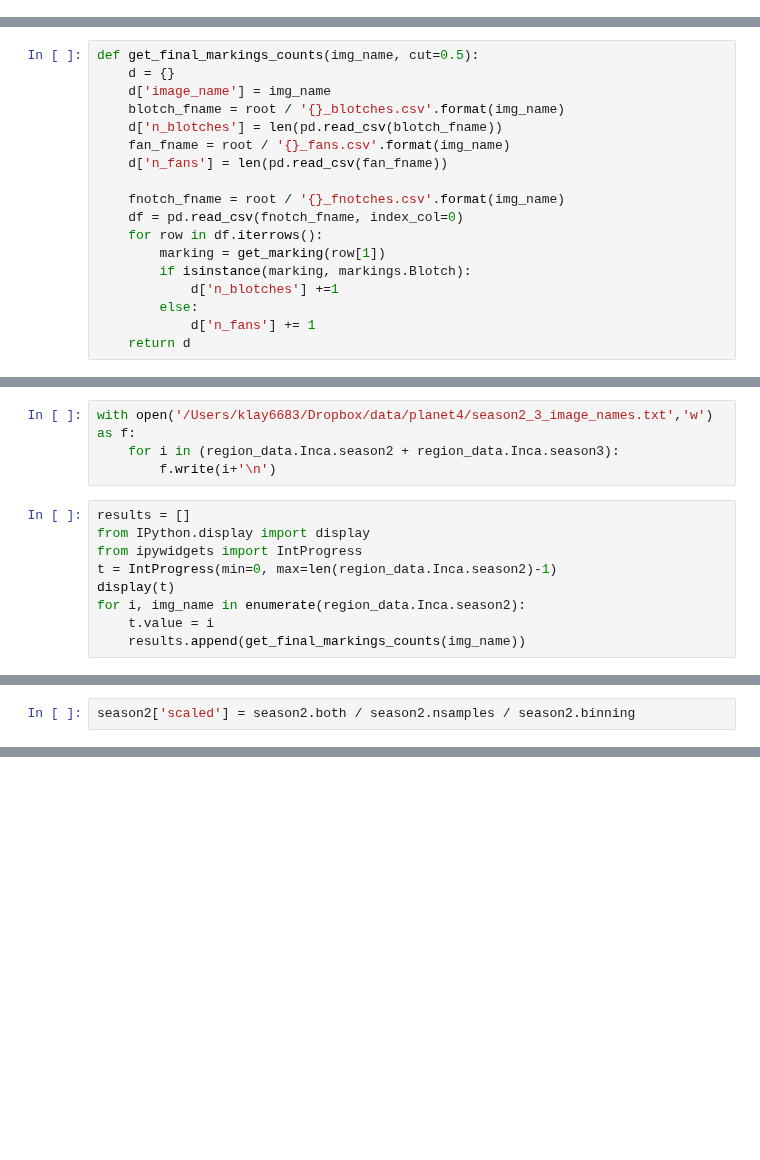
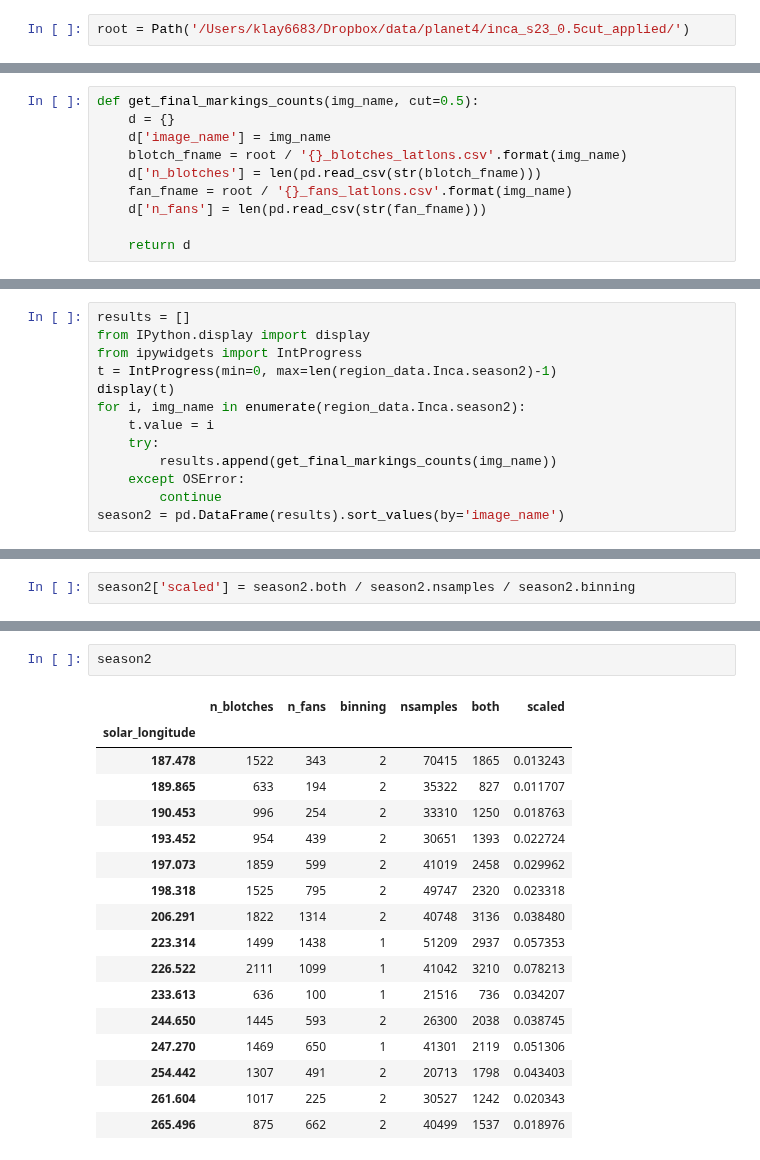
Before and after one commit to michaelaye/planet4, a Jupyter notebook: notebooks/2015-10-26 Activity counts.ipynb, the cells around one changed output, grey strips where cells are left out. Cells and saved outputs as stored; diff of their text form; blank space fills up the shorter version.

```diff
--- a/notebooks/2015-10-26 Activity counts.ipynb
+++ b/notebooks/2015-10-26 Activity counts.ipynb
@@ -4,0 +4,2 @@ root = io.dropbox() / 'season23_catalog'
+# %%
+root = Path('/Users/klay6683/Dropbox/data/planet4/inca_s23_0.5cut_applied/')
@@ -16,18 +21,10 @@ def get_marking(line, cut=0.8):
 def get_final_markings_counts(img_name, cut=0.5):
     d = {}
     d['image_name'] = img_name
-    blotch_fname = root / '{}_blotches.csv'.format(img_name)
-    d['n_blotches'] = len(pd.read_csv(blotch_fname))
-    fan_fname = root / '{}_fans.csv'.format(img_name)
-    d['n_fans'] = len(pd.read_csv(fan_fname))
+    blotch_fname = root / '{}_blotches_latlons.csv'.format(img_name)
+    d['n_blotches'] = len(pd.read_csv(str(blotch_fname)))
+    fan_fname = root / '{}_fans_latlons.csv'.format(img_name)
+    d['n_fans'] = len(pd.read_csv(str(fan_fname)))
 
-    fnotch_fname = root / '{}_fnotches.csv'.format(img_name)
-    df = pd.read_csv(fnotch_fname, index_col=0)
-    for row in df.iterrows():
-        marking = get_marking(row[1])
-        if isinstance(marking, markings.Blotch):
-            d['n_blotches'] +=1
-        else:
-            d['n_fans'] += 1
     return d
 # %%
@@ -37,7 +34,3 @@ get_final_markings_counts('ESP_011351_0945')
-# %%
-with open('/Users/klay6683/Dropbox/data/planet4/season2_3_image_names.txt','w') as f:
-    for i in (region_data.Inca.season2 + region_data.Inca.season3):
-        f.write(i+'\n')
 # %%
 results = []
 from IPython.display import display
@@ -46,4 +39,8 @@ t = IntProgress(min=0, max=len(region_data.Inca.season2)-1)
 display(t)
 for i, img_name in enumerate(region_data.Inca.season2):
     t.value = i
-    results.append(get_final_markings_counts(img_name))
+    try:
+        results.append(get_final_markings_counts(img_name))
+    except OSError:
+        continue
+season2 = pd.DataFrame(results).sort_values(by='image_name')
@@ -150,0 +148,20 @@ plt.legend()
+# %%
+season2
+# %% [output]
+|  | n_blotches | n_fans | binning | nsamples | both | scaled |
+| solar_longitude |  |  |  |  |  |  |
+| 187.478 | 1522 | 343 | 2 | 70415 | 1865 | 0.013243 |
+| 189.865 | 633 | 194 | 2 | 35322 | 827 | 0.011707 |
+| 190.453 | 996 | 254 | 2 | 33310 | 1250 | 0.018763 |
+| 193.452 | 954 | 439 | 2 | 30651 | 1393 | 0.022724 |
+| 197.073 | 1859 | 599 | 2 | 41019 | 2458 | 0.029962 |
+| 198.318 | 1525 | 795 | 2 | 49747 | 2320 | 0.023318 |
+| 206.291 | 1822 | 1314 | 2 | 40748 | 3136 | 0.038480 |
+| 223.314 | 1499 | 1438 | 1 | 51209 | 2937 | 0.057353 |
+| 226.522 | 2111 | 1099 | 1 | 41042 | 3210 | 0.078213 |
+| 233.613 | 636 | 100 | 1 | 21516 | 736 | 0.034207 |
+| 244.650 | 1445 | 593 | 2 | 26300 | 2038 | 0.038745 |
+| 247.270 | 1469 | 650 | 1 | 41301 | 2119 | 0.051306 |
+| 254.442 | 1307 | 491 | 2 | 20713 | 1798 | 0.043403 |
+| 261.604 | 1017 | 225 | 2 | 30527 | 1242 | 0.020343 |
+| 265.496 | 875 | 662 | 2 | 40499 | 1537 | 0.018976 |
```
Also changed, not shown: parts of 30 cells of this notebook, 3 other files.
